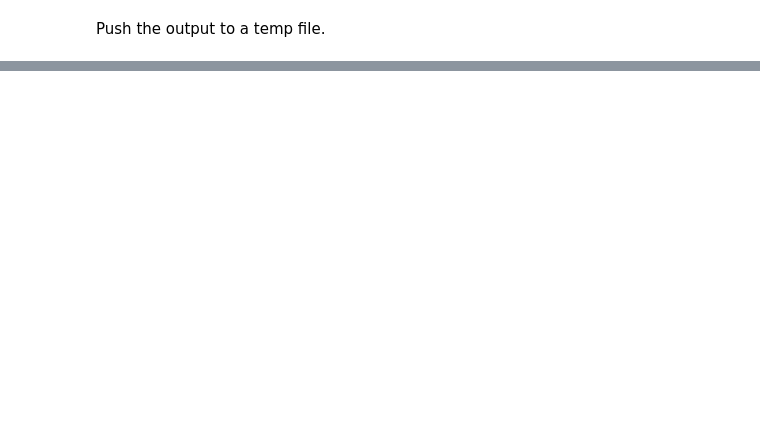
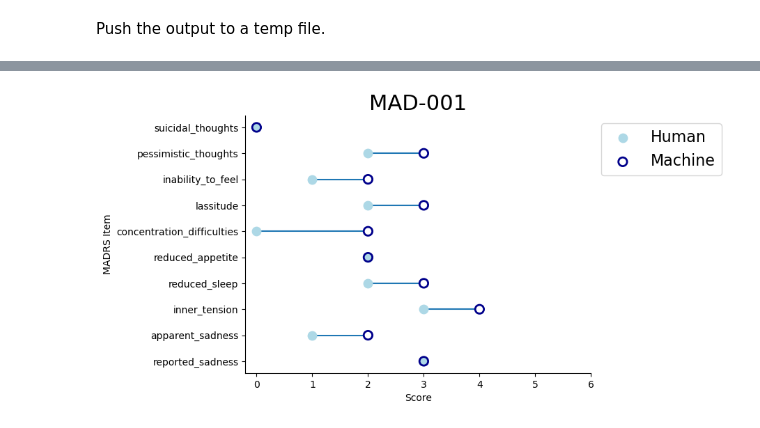
Before and after one commit to MADRS-interview/MADRS-transcribe, a Jupyter notebook: notebooks/naive-langchain-rate.ipynb, the cells around one changed output, grey strips where cells are left out. Saved outputs shown, nothing was run; the diff lists cells and outputs as text; code cells hidden in the pictures; blank space fills up the shorter version.

Commit message:
Update notebook with plots

```diff
--- a/notebooks/naive-langchain-rate.ipynb
+++ b/notebooks/naive-langchain-rate.ipynb
@@ -193,3 +206,15 @@ import json
 output_path = Path("temp/output.json")
 with output_path.open(mode='w') as file:
     file.write(json.dumps(results, indent=3))
+# %%
+import pandas as pd
+import matplotlib.pyplot as plt
+
+with open("data/interviews/ratings.json") as ratings_file:
+    expert_ratings_df = pd.DataFrame.from_dict(json.load(ratings_file), orient = 'index').map(lambda x: x["score"])
+
+with open("temp/output.json") as file:
+    ai_ratings_dict = json.loads(file.read())
+
+ai_ratings_dict = {key: value["rating"] for key, value in ai_ratings_dict.items()}
+ratings_df = pd.DataFrame.from_dict(ai_ratings_dict, orient = "index").map(lambda x: x["score"])
@@ -195,0 +246,35 @@ with output_path.open(mode='w') as file:
+# %%
+def plot_diff(patient):
+    human_rating = expert_ratings_df.loc[patient]
+    ai_rating = ratings_df.loc[patient]
+
+    # make a plot
+    fig, ax = plt.subplots()
+    # font sizes
+    plt.rc('axes', titlesize=22, labelsize=20)
+    plt.rc('xtick', labelsize=16)
+    plt.rc('ytick', labelsize=16)
+    plt.rc('legend',fontsize=16)
+    # get spines out
+    ax.spines['right'].set_visible(False)
+    ax.spines['top'].set_visible(False)
+
+    # make plot
+    for i in human_rating.index:
+        plt.hlines(i, human_rating.loc[i], ai_rating.loc[i],zorder=0 )
+    plt.scatter(human_rating, human_rating.index, color='lightblue', s=80,zorder=2, label='Human' )
+    plt.scatter(ai_rating , ai_rating.index, color= 'white' ,s=60,zorder=1 ) # add this to hide the end of hline
+    plt.scatter(ai_rating , ai_rating.index, color= 'None', edgecolors='darkblue', linewidth=2 ,s=80,zorder=3,label='Machine')
+
+    # ticks etc
+    plt.yticks(human_rating.index)
+    plt.xticks(range(7))
+    plt.ylabel('MADRS Item')
+    plt.xlabel('Score')
+    plt.title(patient)
+    plt.legend(bbox_to_anchor=(1.4, 1))
+    plt.show();
+# %%
+plot_diff("MAD-001")
+# %% [output]
+[figure, added]
```
Also changed, not shown: parts of 10 cells of this notebook.
